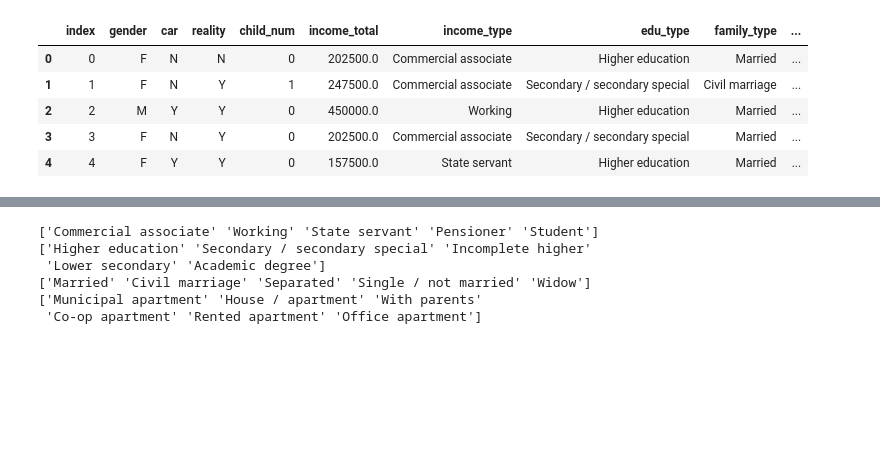
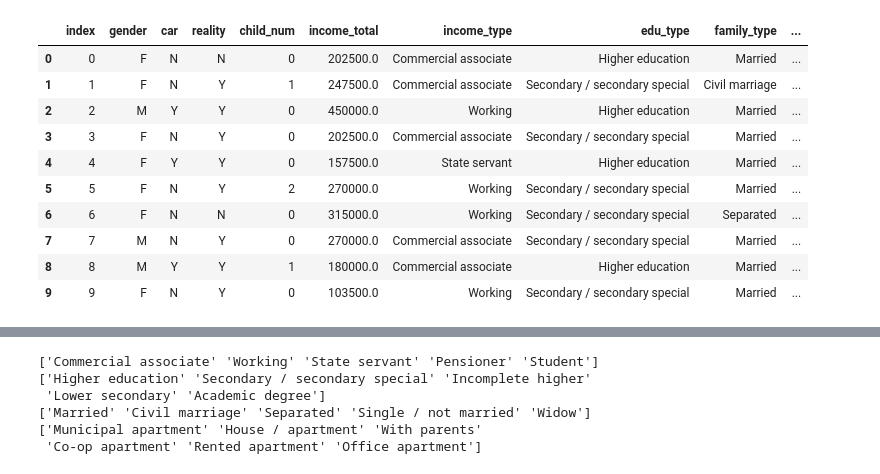
Before and after one commit to JxxHxxx/Ubion-CreditCardUserPrediction, a Jupyter notebook: Code/LJH_EDA.ipynb, the cells around one changed output, grey strips where cells are left out. Drawn from its saved outputs; the diff is of its cells as text; code cells hidden in the pictures; blank space fills up the shorter version.

Commit message:
'head 수정'

```diff
--- a/Code/LJH_EDA.ipynb
+++ b/Code/LJH_EDA.ipynb
@@ -20,14 +20,19 @@ from sklearn.ensemble import RandomForestClassifier
 train = pd.read_csv('../Data/train.csv')
 test = pd.read_csv('../Data/test.csv')
 # %%
-train.head()
+train.head(10)
 # %% [output]
 |  | index | gender | car | reality | child_num | income_total | income_type | edu_type | family_type | ... |
 | 0 | 0 | F | N | N | 0 | 202500.0 | Commercial associate | Higher education | Married | ... |
 | 1 | 1 | F | N | Y | 1 | 247500.0 | Commercial associate | Secondary / secondary special | Civil marriage | ... |
 | 2 | 2 | M | Y | Y | 0 | 450000.0 | Working | Higher education | Married | ... |
 | 3 | 3 | F | N | Y | 0 | 202500.0 | Commercial associate | Secondary / secondary special | Married | ... |
 | 4 | 4 | F | Y | Y | 0 | 157500.0 | State servant | Higher education | Married | ... |
+| 5 | 5 | F | N | Y | 2 | 270000.0 | Working | Secondary / secondary special | Married | ... |
+| 6 | 6 | F | N | N | 0 | 315000.0 | Working | Secondary / secondary special | Separated | ... |
+| 7 | 7 | M | N | Y | 0 | 270000.0 | Commercial associate | Secondary / secondary special | Married | ... |
+| 8 | 8 | M | Y | Y | 1 | 180000.0 | Commercial associate | Higher education | Married | ... |
+| 9 | 9 | F | N | Y | 0 | 103500.0 | Working | Secondary / secondary special | Married | ... |
 # %%
 from sklearn import preprocessing
 label_encoder=preprocessing.LabelEncoder()
```
